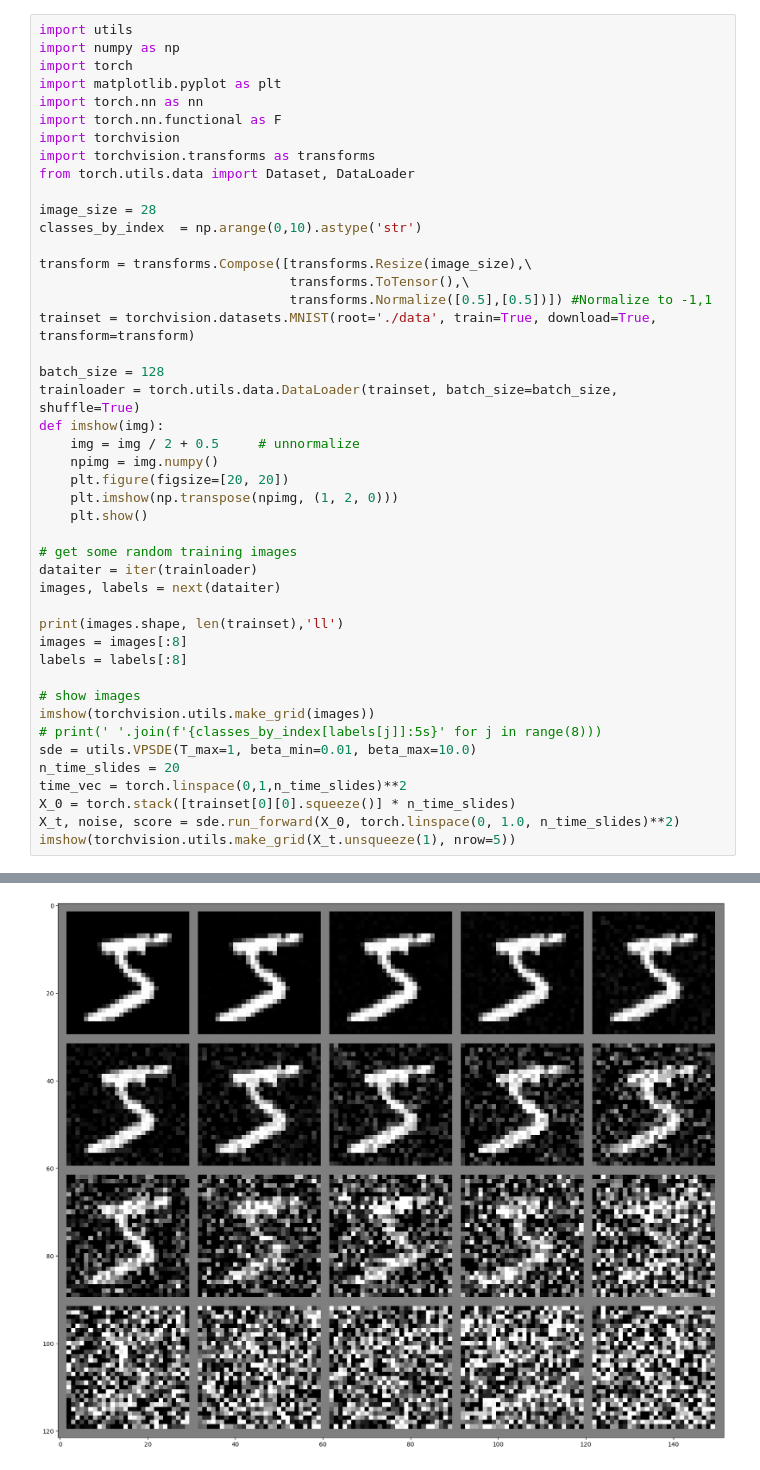
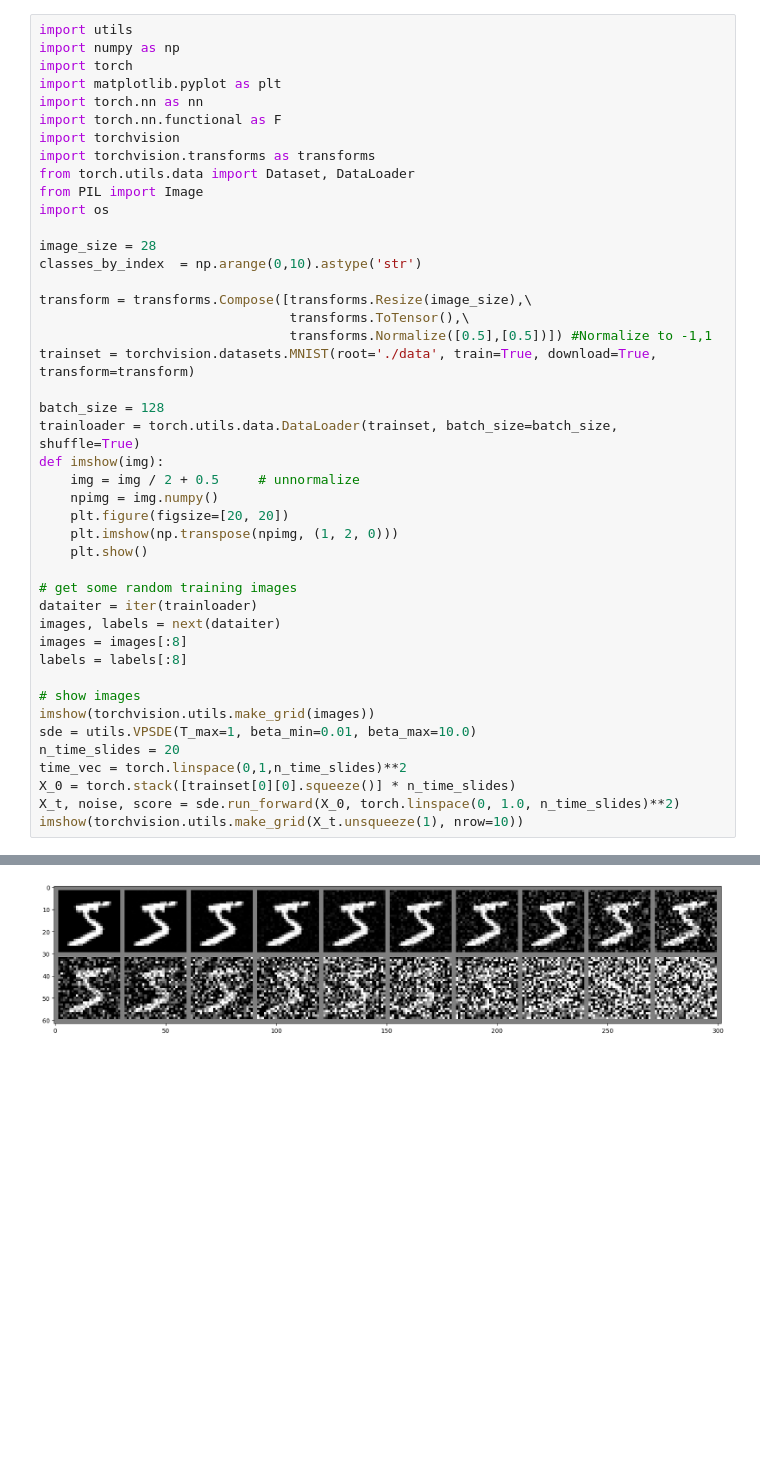
Before and after one commit to cgymmy/LearnDiffusion, a Jupyter notebook: Code/Sampling.ipynb, the cells around one changed output, grey strips where cells are left out. Drawn from its saved outputs; the diff is of its cells as text; blank space fills up the shorter version.

```diff
--- a/Code/Sampling.ipynb
+++ b/Code/Sampling.ipynb
@@ -8,6 +8,8 @@ import torch.nn.functional as F
 import torchvision
 import torchvision.transforms as transforms
 from torch.utils.data import Dataset, DataLoader
+from PIL import Image
+import os
 
 image_size = 28
 classes_by_index  = np.arange(0,10).astype('str')
@@ -29,18 +31,15 @@ def imshow(img):
 # get some random training images
 dataiter = iter(trainloader)
 images, labels = next(dataiter)
-
-print(images.shape, len(trainset),'ll')
 images = images[:8]
 labels = labels[:8]
 
 # show images
 imshow(torchvision.utils.make_grid(images))
-# print(' '.join(f'{classes_by_index[labels[j]]:5s}' for j in range(8)))
 sde = utils.VPSDE(T_max=1, beta_min=0.01, beta_max=10.0)
 n_time_slides = 20
 time_vec = torch.linspace(0,1,n_time_slides)**2
 X_0 = torch.stack([trainset[0][0].squeeze()] * n_time_slides)
 X_t, noise, score = sde.run_forward(X_0, torch.linspace(0, 1.0, n_time_slides)**2)
-imshow(torchvision.utils.make_grid(X_t.unsqueeze(1), nrow=5))
+imshow(torchvision.utils.make_grid(X_t.unsqueeze(1), nrow=10))
 # %% [output]
@@ -50,4 +48,4 @@ Clipping input data to the valid range for imshow with RGB data ([0..1] for floa
-[figure, old version]
+[figure, new version]
 # %%
 N_TIMESTEPS = 100
 n_channels = 1
```
Also changed, not shown: parts of 5 cells of this notebook, 14 other files.
